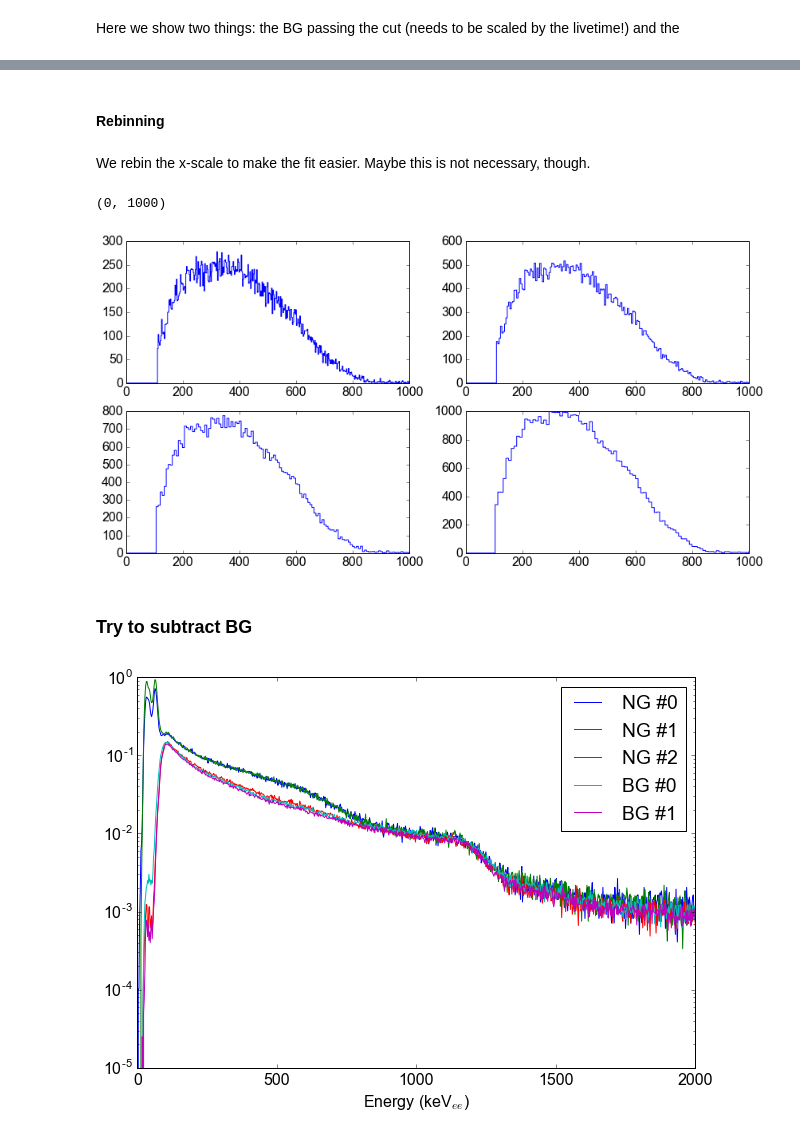
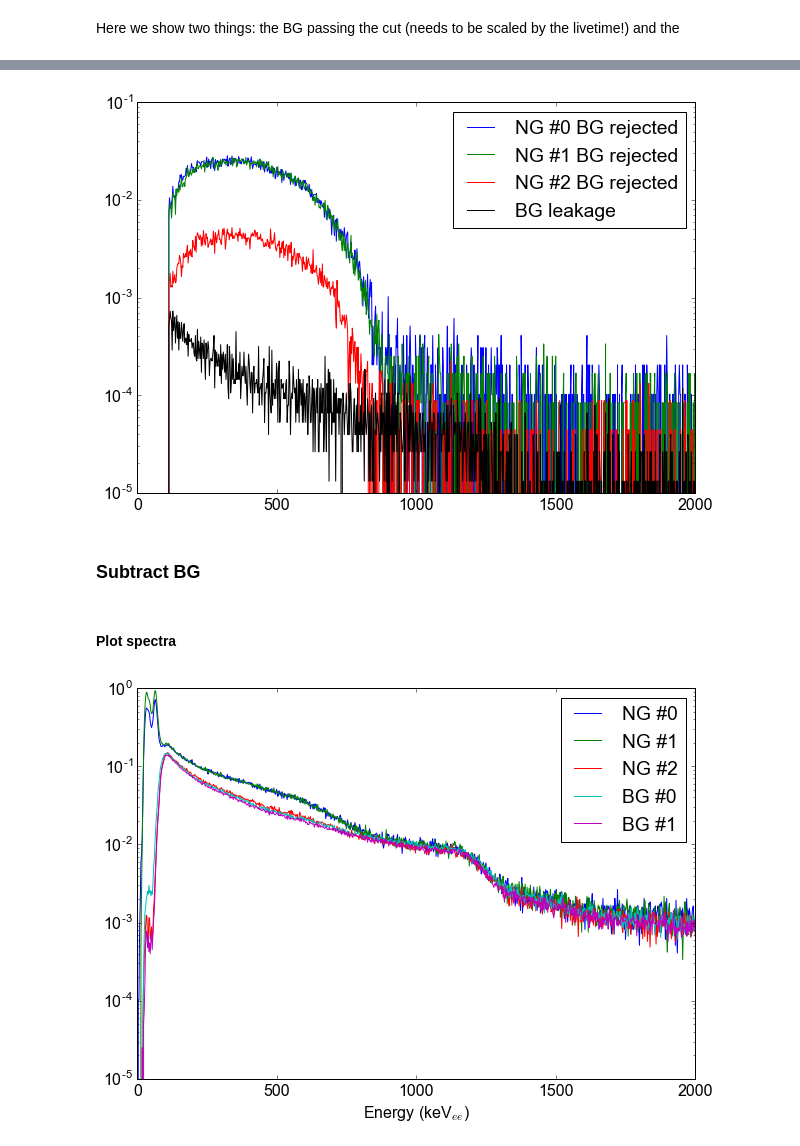
Before and after one commit to XENON1T/PTB, a Jupyter notebook: 03_2d_spectra.ipynb, the cells around one changed output, grey strips where cells are left out. Drawn from its saved outputs; the diff is of its cells as text; code cells hidden in the pictures.

```diff
--- a/03_2d_spectra.ipynb
+++ b/03_2d_spectra.ipynb
@@ -368,3 +371,27 @@ plt.show()
+# %%
+# Settings equal for all runs
+cut = cut_list[1]
+cut.x_thr = 60.
+
+# Now, for all runs:
+# - Take 2d spectrum
+# - Apply cuts based on BG percentiles
+# - Project on x axis to obtain 1d (energy) spectrum
+# - Divide by lifetime or run
+fg_0_disc = 1/ng_livetimes_0[0]*np.sum(cut_hist2d(spec2d_list[0], cut.f_cut), axis=0)
+fg_1_disc = 1/ng_livetimes_0[1]*np.sum(cut_hist2d(spec2d_list[1], cut.f_cut), axis=0)
+fg_2_disc = 1/ng_livetimes_0[2]*np.sum(cut_hist2d(spec2d_list[2], cut.f_cut), axis=0)
+
+# Calculate errors:
+# - Assume only Poissonian errors
+# WARNING: - uncertainty on cut is NOT taken into account
+# WARNING: - zero error for zero count, screws all fits up.
+fg_0_disc_err = 1/ng_livetimes_0[0]*np.sqrt(np.sum(cut_hist2d(spec2d_list[0], cut.f_cut), axis=0))
+fg_1_disc_err = 1/ng_livetimes_0[1]*np.sqrt(np.sum(cut_hist2d(spec2d_list[1], cut.f_cut), axis=0))
+fg_2_disc_err = 1/ng_livetimes_0[2]*np.sqrt(np.sum(cut_hist2d(spec2d_list[2], cut.f_cut), axis=0))
+
+# Also for BG, because this is how much of the BG leaks into signal!
+bg_disc = 1/sum(bg_livetimes_0)*np.sum(cut_hist2d(spec2d_bg, cut.f_cut), axis=0)
 # %% [markdown]
 #### Show cut pulse height spectra
 # %% [markdown]
@@ -383,5 +398,0 @@ plt.show()
-# %% [markdown]
-#### Rebinning
-# %% [markdown]
-We rebin the x-scale to make the fit easier.
-Maybe this is not necessary, though.
@@ -397,17 +398,0 @@ f4 = [f1[i -1] + f1[i] + f1[i+1] + f1[i+2] for i in np.arange(1, len(f1)-2, 4)]
-# %%
-fig = plt.figure(figsize=(14,7))
-fig.add_subplot(2,2,1)
-plt.plot(x1, f1, linestyle='steps')
-plt.xlim(0,1000)
-fig.add_subplot(2,2,2)
-plt.plot(x2, f2, linestyle='steps')
-plt.xlim(0,1000)
-fig.add_subplot(2,2,3)
-plt.plot(x3, f3, linestyle='steps')
-plt.xlim(0,1000)
-fig.add_subplot(2,2,4)
-plt.plot(x4, f4, linestyle='steps')
-plt.xlim(0,1000)
-# %% [output]
-(0, 1000)
-[figure, removed]
@@ -427,5 +399,22 @@ f4_err = np.sqrt(np.array([f if f!=0 else 1 for f in f4]))
+# %%
+plt.plot(e_scale, fg_0_disc, color='blue', label='NG #0 BG rejected')
+#plt.plot(e_scale, fg_0_sub, color='blue',ls='--')
+plt.plot(e_scale, fg_1_disc, color='green', label='NG #1 BG rejected')
+#plt.plot(e_scale, fg_1_sub, color='green', ls='--')
+plt.plot(e_scale, fg_2_disc, color='red', label='NG #2 BG rejected')
+#plt.plot(e_scale, fg_2_sub, color='red', ls='--')
+plt.plot(e_scale, bg_disc, color='black', label='BG leakage')
+
+plt.xlim(0,2000)
+#plt.ylim(0,0.1)
+plt.legend()
+plt.yscale('log')
+# %% [output]
+[figure, added]
 # %% [markdown]
-### Try to subtract BG
+### Subtract BG
+# %% [markdown]
+#### Plot spectra
 # %%
 for i in range(len(spec2d_list)):
     plt.plot(e_scale, 1/ng_livetimes_0[i]*np.sum(spec2d_list[i],axis=0), label = 'NG #%d' % i)
```
Also changed, not shown: parts of 20 cells of this notebook, 1 other file.
